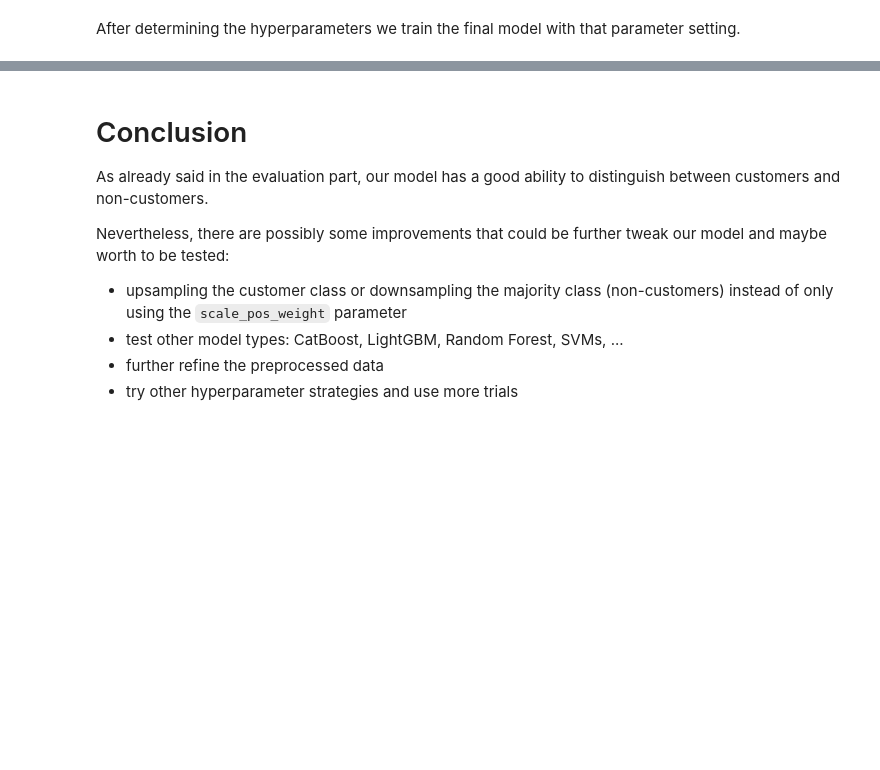
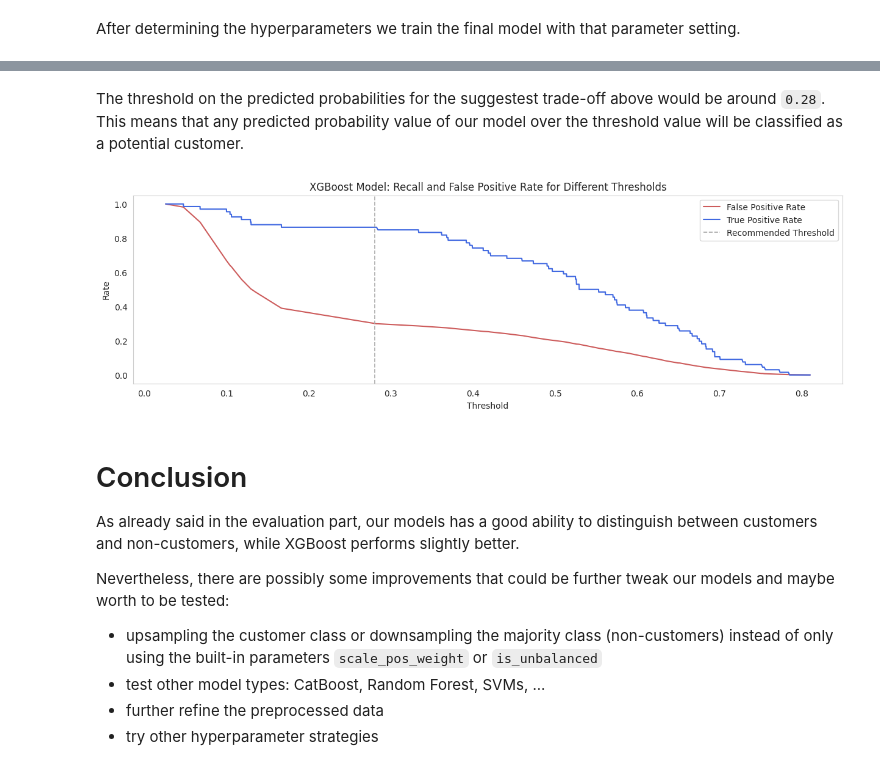
Before and after one commit to PatrickChristoph/udacity_capstone, a Jupyter notebook: src/customer_prediction.ipynb, the cells around one changed output, grey strips where cells are left out. Cells and saved outputs as stored; diff of their text form; code cells hidden in the pictures; blank space fills up the shorter version.

```diff
--- a/src/customer_prediction.ipynb
+++ b/src/customer_prediction.ipynb
@@ -91,12 +93,11 @@ def split_features_and_response(df: pd.DataFrame) -> Tuple[pd.DataFrame, pd.Data
     X = df.drop(columns=["response"])
     return X, y
 
-
 X_train, y_train = split_features_and_response(train)
-dtrain = xgb.DMatrix(data=X_train, label=y_train)
+dtrain_xgb = xgb.DMatrix(data=X_train, label=y_train)
 
 X_validation, y_validation = split_features_and_response(validation)
-dvalidation = xgb.DMatrix(data=X_validation, label=y_validation)
+dvalidation_xgb = xgb.DMatrix(data=X_validation, label=y_validation)
 # %% [markdown]
 A typical recommended value for the `scale_pos_weight` parameter is `sum(negative instances) / sum(positive instances)`.
 # %%
@@ -156,21 +159,20 @@ After determining the hyperparameters we train the final model with that paramet
 # %%
 static_hyperparameters = {
     "objective": "binary:logistic",
-    "eval_metric": ["logloss", "auc"], # last item ("auc") will be used for early stopping
+    "eval_metric": ["logloss", "auc"],
     "scale_pos_weight": scale_pos_weight,
     "random_state": 42,
 }
 
-best_hyperparameters = static_hyperparameters | study.best_params
+best_hyperparameters = static_hyperparameters | xgb_study.best_params
 
 evals_result = {}
 
-model = xgb.train(
+xgb_model = xgb.train(
     params=best_hyperparameters,
-    dtrain=dtrain,
-    evals=[(dtrain, "train"), (dvalidation, "validation")],
+    dtrain=dtrain_xgb,
+    evals=[(dtrain_xgb, "train"), (dvalidation_xgb, "validation")],
     evals_result=evals_result,
-    early_stopping_rounds=15,
-    num_boost_round=1000,
+    num_boost_round=xgb_study.best_trial.user_attrs["best_iteration"],
 )
 # %% [output]
@@ -270,9 +364,24 @@ plt.show()
+# %% [markdown]
+The threshold on the predicted probabilities for the suggestest trade-off above would be around `0.28`. This means that any predicted probability value of our model over the threshold value will be classified as a potential customer.
+# %%
+plt.figure(figsize=(15,4))
+plt.plot(thresholds_xgb, fpr_xgb, label="False Positive Rate", color="indianred")
+plt.plot(thresholds_xgb, tpr_xgb, label="True Positive Rate", color="royalblue")
+plt.axvline(x=0.28, color="darkgray", linestyle="--", linewidth=1.2, label="Recommended Threshold")
+plt.xlabel("Threshold")
+plt.ylabel("Rate")
+plt.title("XGBoost Model: Recall and False Positive Rate for Different Thresholds")
+plt.legend()
+plt.grid()
+plt.show()
+# %% [output]
+[figure, added]
 # %% [markdown]
 # Conclusion
-As already said in the evaluation part, our model has a good ability to distinguish between customers and non-customers.
+As already said in the evaluation part, our models has a good ability to distinguish between customers and non-customers, while XGBoost performs slightly better.
 
-Nevertheless, there are possibly some improvements that could be further tweak our model and maybe worth to be tested:
-- upsampling the customer class or downsampling the majority class (non-customers) instead of only using the `scale_pos_weight` parameter
-- test other model types: CatBoost, LightGBM, Random Forest, SVMs, ...
+Nevertheless, there are possibly some improvements that could be further tweak our models and maybe worth to be tested:
+- upsampling the customer class or downsampling the majority class (non-customers) instead of only using the built-in parameters `scale_pos_weight` or `is_unbalanced`
+- test other model types: CatBoost, Random Forest, SVMs, ...
 - further refine the preprocessed data
-- try other hyperparameter strategies and use more trials
+- try other hyperparameter strategies
```
Also changed, not shown: parts of 28 cells of this notebook, 4 other files.
